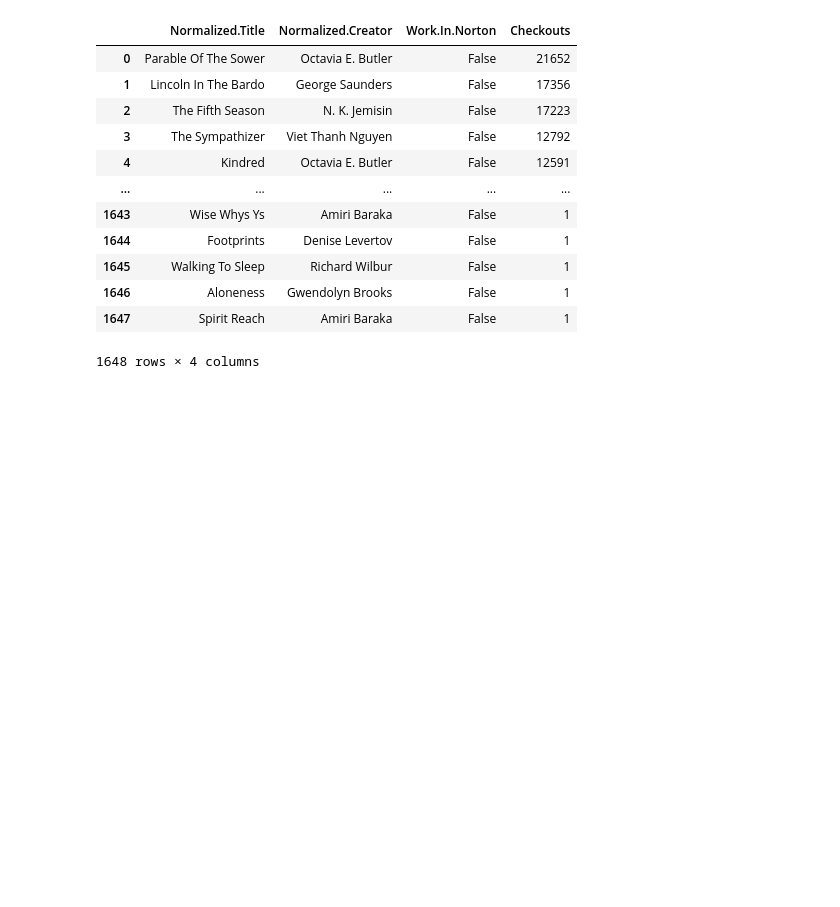
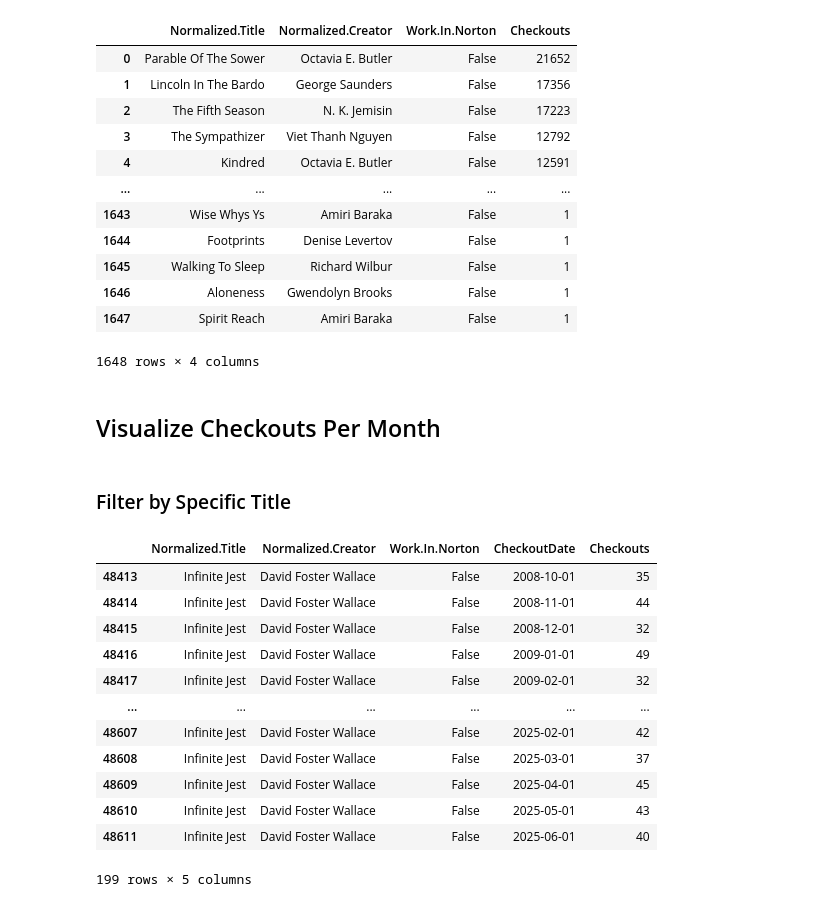
Before and after one commit to melaniewalsh/whats-seattle-reading, a Jupyter notebook: notebooks/spl-norton.ipynb, the cells around one changed output. Saved outputs shown, nothing was run; the diff lists cells and outputs as text; code cells hidden in the pictures; blank space fills up the shorter version.

```diff
--- a/notebooks/spl-norton.ipynb
+++ b/notebooks/spl-norton.ipynb
@@ -57,3 +70,23 @@ aggregated_checkouts_title_authors
 1648 rows × 4 columns
 # %%
 aggregated_checkouts_title_authors.to_csv("aggregated-checkouts-title-authors.csv", index=False)
+# %% [markdown]
+## Visualize Checkouts Per Month
+# %% [markdown]
+### Filter by Specific Title
+# %%
+title_checkouts_per_month[title_checkouts_per_month['Normalized.Title'] == "Infinite Jest"]
+# %% [output]
+|  | Normalized.Title | Normalized.Creator | Work.In.Norton | CheckoutDate | Checkouts |
+| 48413 | Infinite Jest | David Foster Wallace | False | 2008-10-01 | 35 |
+| 48414 | Infinite Jest | David Foster Wallace | False | 2008-11-01 | 44 |
+| 48415 | Infinite Jest | David Foster Wallace | False | 2008-12-01 | 32 |
+| 48416 | Infinite Jest | David Foster Wallace | False | 2009-01-01 | 49 |
+| 48417 | Infinite Jest | David Foster Wallace | False | 2009-02-01 | 32 |
+| ... | ... | ... | ... | ... | ... |
+| 48607 | Infinite Jest | David Foster Wallace | False | 2025-02-01 | 42 |
+| 48608 | Infinite Jest | David Foster Wallace | False | 2025-03-01 | 37 |
+| 48609 | Infinite Jest | David Foster Wallace | False | 2025-04-01 | 45 |
+| 48610 | Infinite Jest | David Foster Wallace | False | 2025-05-01 | 43 |
+| 48611 | Infinite Jest | David Foster Wallace | False | 2025-06-01 | 40 |
+199 rows × 5 columns
```
Also changed, not shown: parts of 5 cells of this notebook, 19 other files.
